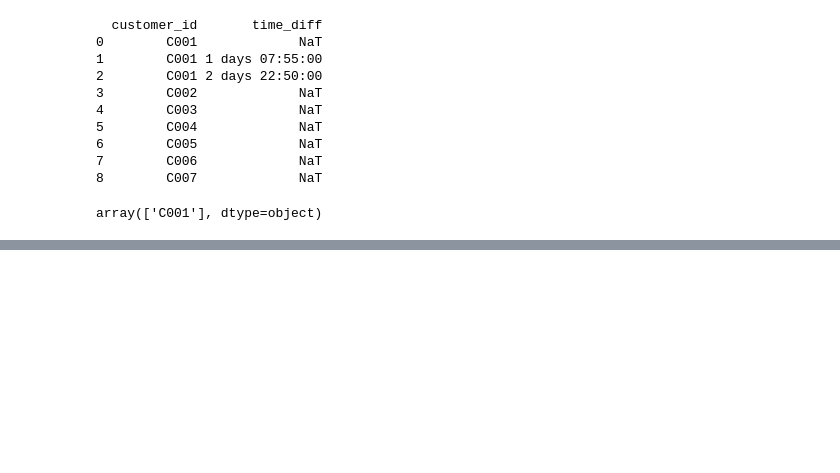
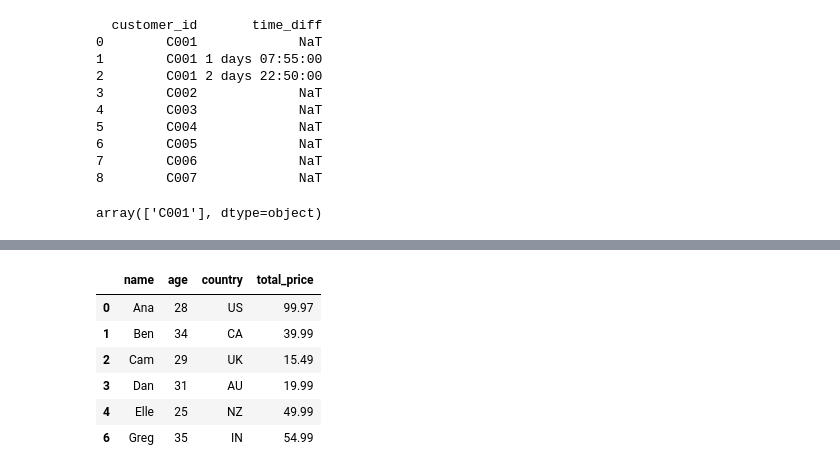
Before and after one commit to nehagovekar/Pandas_leetcode, a Jupyter notebook: Pandas_Practice_On_ProductCompanies.ipynb, the cells around one changed output, grey strips where cells are left out. Saved outputs shown, nothing was run; the diff lists cells and outputs as text; code cells hidden in the pictures; blank space fills up the shorter version.

```diff
--- a/Pandas_Practice_On_ProductCompanies.ipynb
+++ b/Pandas_Practice_On_ProductCompanies.ipynb
@@ -389,0 +432,12 @@ array(['C001'], dtype=object)
+# %%
+output=df_ranking.query('rank==1').drop('rank',axis=1)
+# %%
+output
+# %% [output]
+|  | name | age | country | total_price |
+| 0 | Ana | 28 | US | 99.97 |
+| 1 | Ben | 34 | CA | 39.99 |
+| 2 | Cam | 29 | UK | 15.49 |
+| 3 | Dan | 31 | AU | 19.99 |
+| 4 | Elle | 25 | NZ | 49.99 |
+| 6 | Greg | 35 | IN | 54.99 |
```
Also changed, not shown: parts of 8 cells of this notebook.
